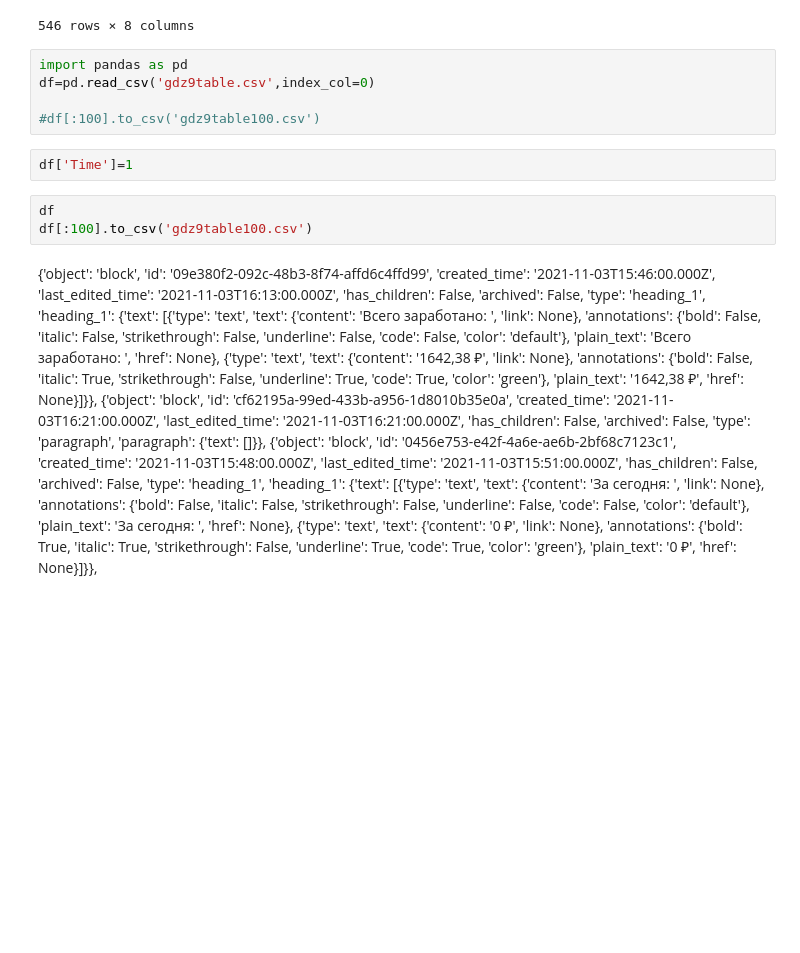
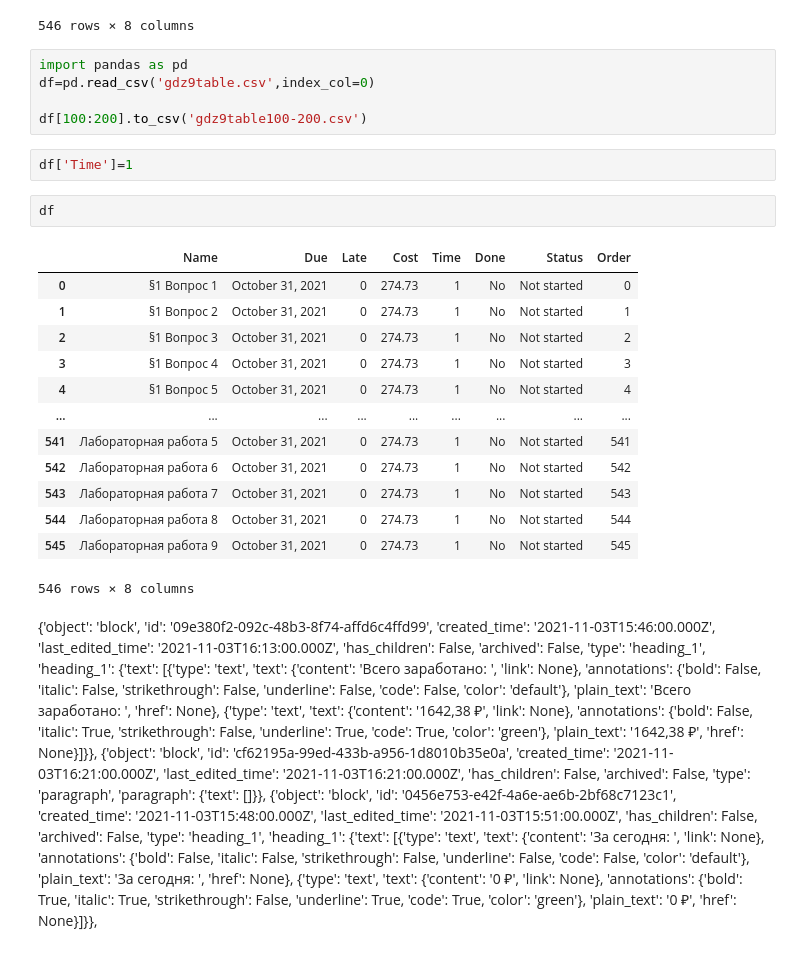
Before and after one commit to 3530385/notion, a Jupyter notebook: Parser.ipynb, the cells around one changed output. Drawn from its saved outputs; the diff is of its cells as text; blank space fills up the shorter version.

```diff
--- a/Parser.ipynb
+++ b/Parser.ipynb
@@ -175,12 +175,25 @@ df
 import pandas as pd
 df=pd.read_csv('gdz9table.csv',index_col=0)
 
-#df[:100].to_csv('gdz9table100.csv')
+df[100:200].to_csv('gdz9table100-200.csv')
 # %%
 df['Time']=1
 # %%
 df
-df[:100].to_csv('gdz9table100.csv')
+# %% [output]
+|  | Name | Due | Late | Cost | Time | Done | Status | Order |
+| 0 | §1 Вопрос 1 | October 31, 2021 | 0 | 274.73 | 1 | No | Not started | 0 |
+| 1 | §1 Вопрос 2 | October 31, 2021 | 0 | 274.73 | 1 | No | Not started | 1 |
+| 2 | §1 Вопрос 3 | October 31, 2021 | 0 | 274.73 | 1 | No | Not started | 2 |
+| 3 | §1 Вопрос 4 | October 31, 2021 | 0 | 274.73 | 1 | No | Not started | 3 |
+| 4 | §1 Вопрос 5 | October 31, 2021 | 0 | 274.73 | 1 | No | Not started | 4 |
+| ... | ... | ... | ... | ... | ... | ... | ... | ... |
+| 541 | Лабораторная работа 5 | October 31, 2021 | 0 | 274.73 | 1 | No | Not started | 541 |
+| 542 | Лабораторная работа 6 | October 31, 2021 | 0 | 274.73 | 1 | No | Not started | 542 |
+| 543 | Лабораторная работа 7 | October 31, 2021 | 0 | 274.73 | 1 | No | Not started | 543 |
+| 544 | Лабораторная работа 8 | October 31, 2021 | 0 | 274.73 | 1 | No | Not started | 544 |
+| 545 | Лабораторная работа 9 | October 31, 2021 | 0 | 274.73 | 1 | No | Not started | 545 |
+546 rows × 8 columns
 # %% [markdown]
 {'object': 'block',
    'id': '09e380f2-092c-48b3-8f74-affd6c4ffd99',
```
Also changed, not shown: 2 other files.
